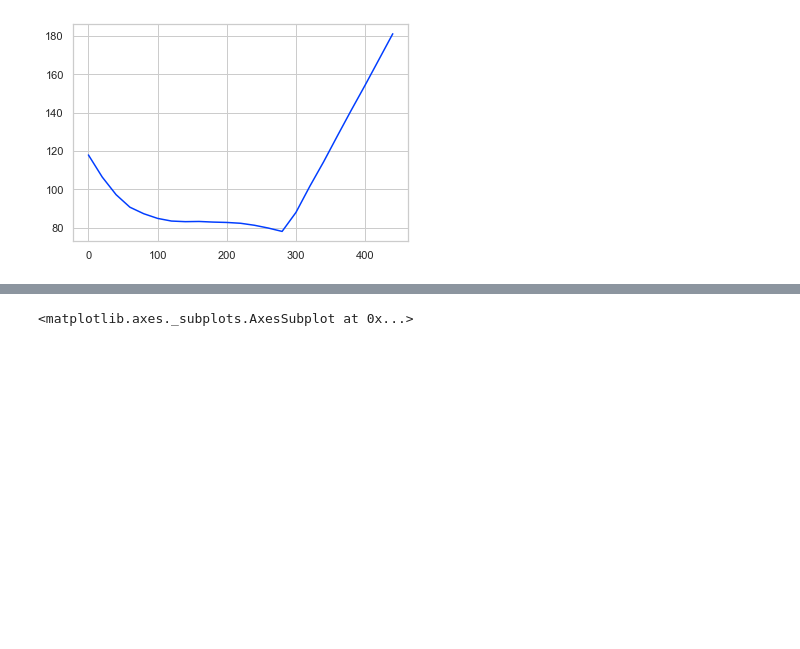
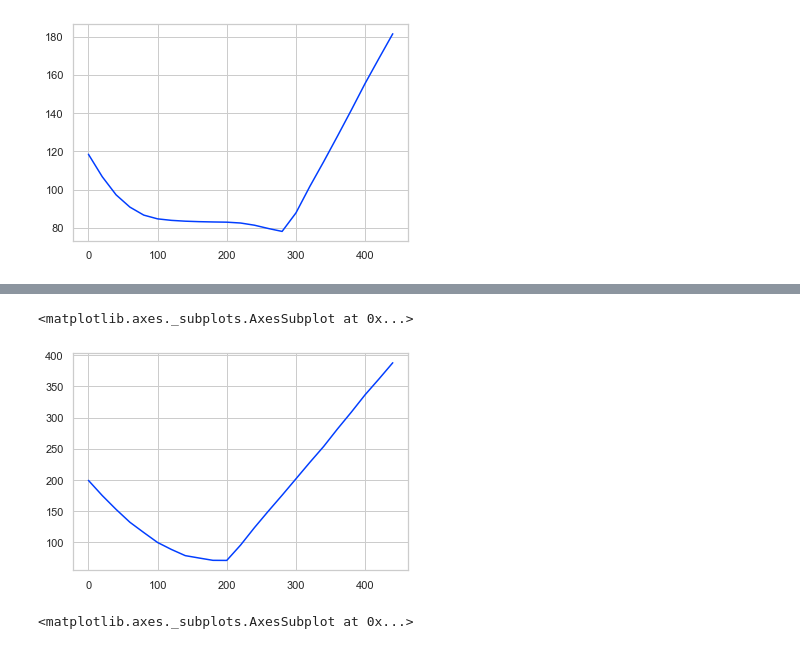
Before and after one commit to algoasylum/SatelliteImageAnalysis, a Jupyter notebook: GMM/EMD_dist.ipynb, the cells around one changed output, grey strips where cells are left out. Cells and saved outputs as stored; diff of their text form; code cells hidden in the pictures; blank space fills up the shorter version.

```diff
--- a/GMM/EMD_dist.ipynb
+++ b/GMM/EMD_dist.ipynb
@@ -89,3 +108,8 @@ print(wasserstein_distance(q2,q1))
+# %%
+sns.lineplot(ilist,soda)
+# %% [output]
+<matplotlib.axes._subplots.AxesSubplot at 0x...>
+[figure, added]
 # %%
 x = np.arange(-1000, 1000, 0.001)
 p = norm.pdf(x, 100, 10)
```
Also changed, not shown: parts of 4 cells of this notebook, 1 other file.
